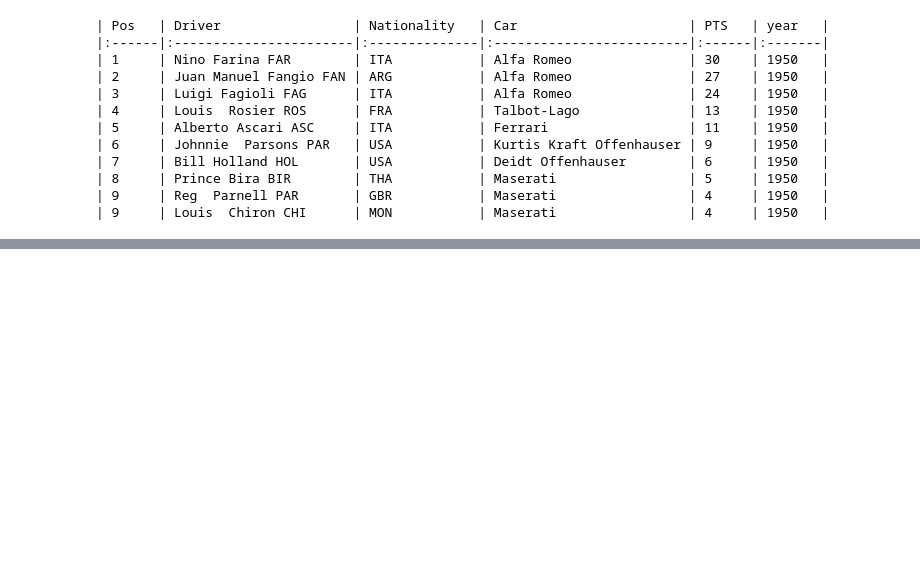
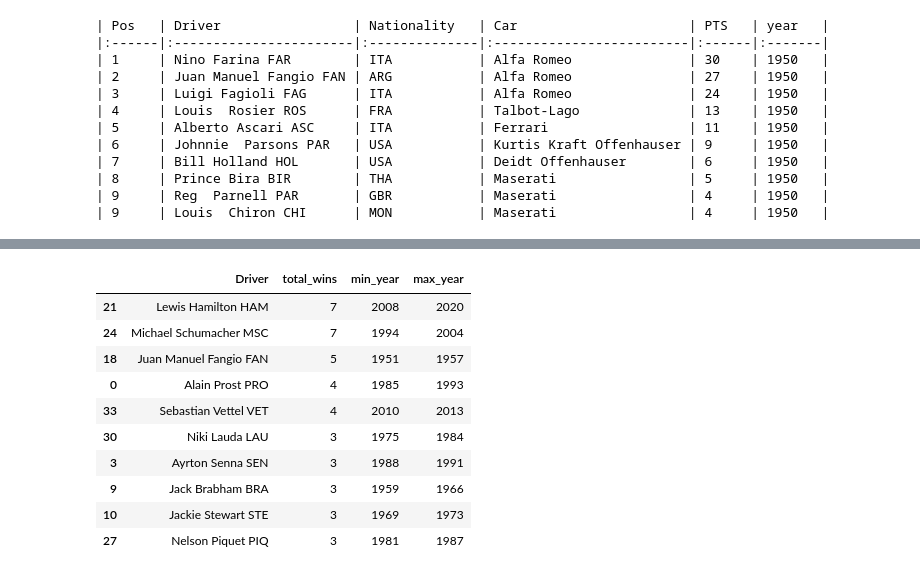
Before and after one commit to guz-vinueza/MLSupervisado, a Jupyter notebook: Clase 1- IntroCienciaDatos/C1_Exploracion_F1.ipynb, the cells around one changed output, grey strips where cells are left out. Drawn from its saved outputs; the diff is of its cells as text; code cells hidden in the pictures; blank space fills up the shorter version.

```diff
--- a/Clase 1- IntroCienciaDatos/C1_Exploracion_F1.ipynb
+++ b/Clase 1- IntroCienciaDatos/C1_Exploracion_F1.ipynb
@@ -141,0 +236,24 @@ print(nationality_top_3_counts.to_markdown(index=False, numalign="left", stralig
+# %%
+# Agrupa a los ganadores según el piloto (Driver)
+# Genera un agregado de el número de victorias, el mínimo y máximo año
+wins_summary = races_won.groupby('Driver').agg(
+    total_wins=('Pos', 'count'),
+    min_year=('year', 'min'),
+    max_year=('year', 'max')
+).reset_index()
+wins_summary = wins_summary.sort_values(by='total_wins', ascending=False)
+wins_summary
+
+#wins_summary.head(10)
+# %% [output]
+|  | Driver | total_wins | min_year | max_year |
+| 21 | Lewis Hamilton HAM | 7 | 2008 | 2020 |
+| 24 | Michael Schumacher MSC | 7 | 1994 | 2004 |
+| 18 | Juan Manuel Fangio FAN | 5 | 1951 | 1957 |
+| 0 | Alain Prost PRO | 4 | 1985 | 1993 |
+| 33 | Sebastian Vettel VET | 4 | 2010 | 2013 |
+| 30 | Niki Lauda LAU | 3 | 1975 | 1984 |
+| 3 | Ayrton Senna SEN | 3 | 1988 | 1991 |
+| 9 | Jack Brabham BRA | 3 | 1959 | 1966 |
+| 10 | Jackie Stewart STE | 3 | 1969 | 1973 |
+| 27 | Nelson Piquet PIQ | 3 | 1981 | 1987 |
```
Also changed, not shown: parts of 24 cells of this notebook.
